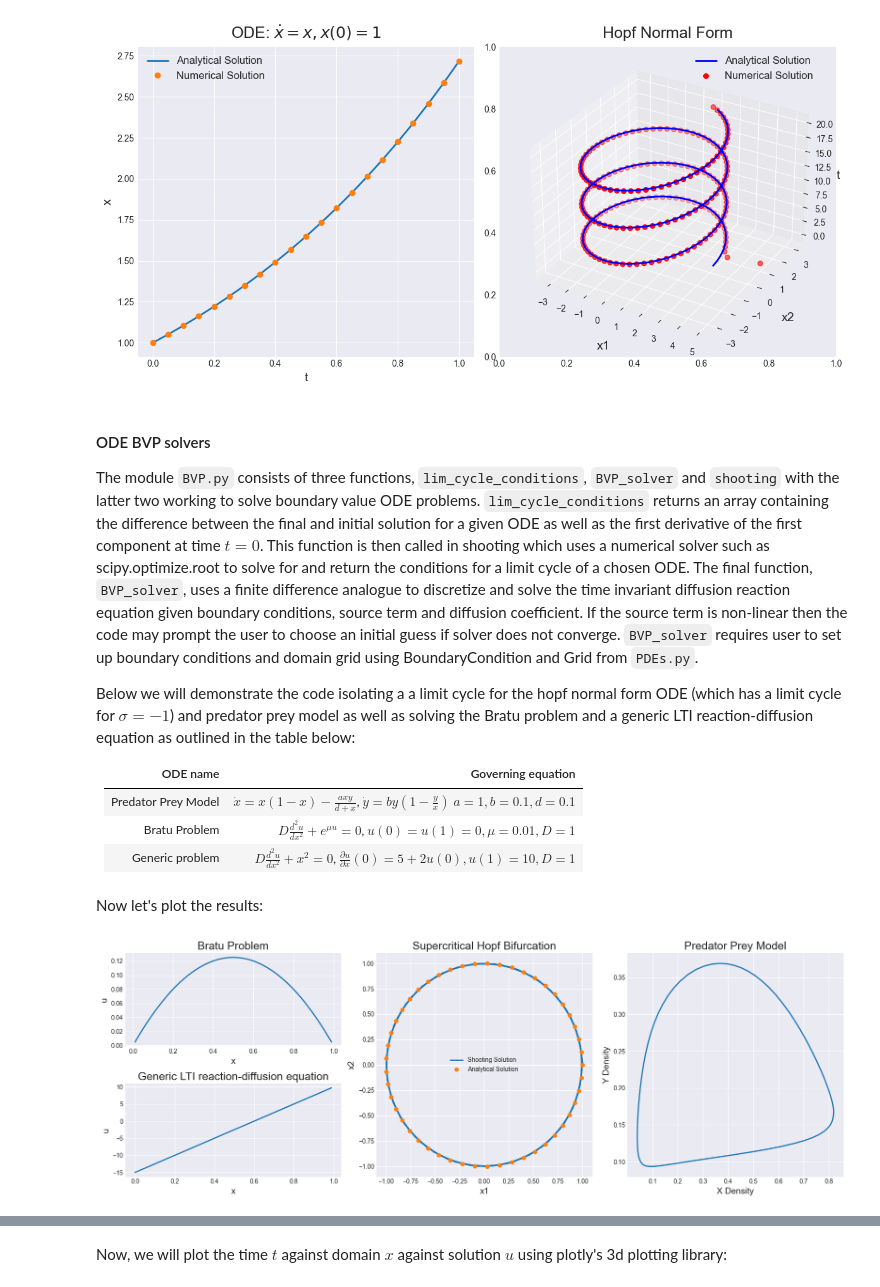
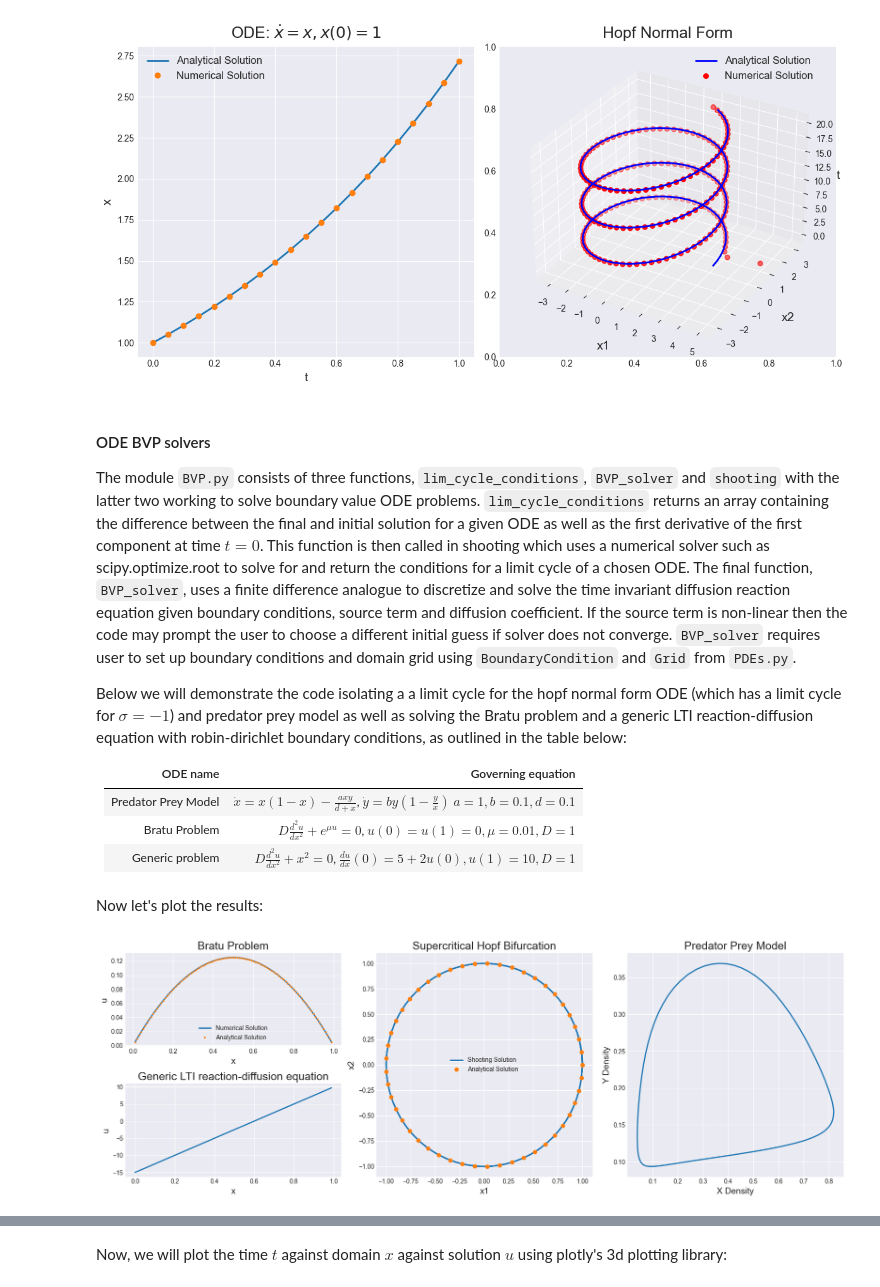
Before and after one commit to MikeJohnson424/emat30008, a Jupyter notebook: report.ipynb, the cells around one changed output, grey strips where cells are left out. Saved outputs shown, nothing was run; the diff lists cells and outputs as text; code cells hidden in the pictures.

```diff
--- a/report.ipynb
+++ b/report.ipynb
@@ -127,15 +142,15 @@ plt.tight_layout()
 # %% [markdown]
 #### ODE BVP solvers
 
-The module `BVP.py` consists of three functions, `lim_cycle_conditions`, `BVP_solver` and `shooting` with the latter two working to solve boundary value ODE problems. `lim_cycle_conditions` returns an array containing the difference between the final and initial solution for a given ODE as well as the first derivative of the first component at time $t = 0$. This function is then called in shooting which uses a numerical solver such as scipy.optimize.root to solve for and return the conditions for a limit cycle of a chosen ODE. The final function, `BVP_solver`, uses a finite difference analogue to discretize and solve the time invariant diffusion reaction equation given boundary conditions, source term and diffusion coefficient. If the source term is non-linear then the code may prompt the user to choose an initial guess if solver does not converge. `BVP_solver` requires user to set up boundary conditions and domain grid using BoundaryCondition and Grid from `PDEs.py`.
+The module `BVP.py` consists of three functions, `lim_cycle_conditions`, `BVP_solver` and `shooting` with the latter two working to solve boundary value ODE problems. `lim_cycle_conditions` returns an array containing the difference between the final and initial solution for a given ODE as well as the first derivative of the first component at time $t = 0$. This function is then called in shooting which uses a numerical solver such as scipy.optimize.root to solve for and return the conditions for a limit cycle of a chosen ODE. The final function, `BVP_solver`, uses a finite difference analogue to discretize and solve the time invariant diffusion reaction equation given boundary conditions, source term and diffusion coefficient. If the source term is non-linear then the code may prompt the user to choose a different initial guess if solver does not converge. `BVP_solver` requires user to set up boundary conditions and domain grid using `BoundaryCondition` and `Grid` from `PDEs.py`.
 
-Below we will demonstrate the code isolating a a limit cycle for the hopf normal form ODE (which has a limit cycle for $\sigma = -1$) and predator prey model as well as solving the Bratu problem and a generic LTI reaction-diffusion equation as outlined in the table below:
+Below we will demonstrate the code isolating a a limit cycle for the hopf normal form ODE (which has a limit cycle for $\sigma = -1$) and predator prey model as well as solving the Bratu problem and a generic LTI reaction-diffusion equation with robin-dirichlet boundary conditions, as outlined in the table below:
 
 | ODE name                                  | Governing equation                                          |
 |-------------------------------------------|--------------------------------------------------------------|
 | Predator Prey Model                       | $\dot{x} = x(1-x) - \frac{axy}{d+x}$, $\dot{y} = by\left(1-\frac{y}{x}\right)$ $ a = 1, b = 0.1, d = 0.1 $ |
 | Bratu Problem                             | $D\frac{d^2u}{d x^2} + e^{\mu u} = 0$, $u(0) = u(1) = 0, \mu = 0.01, D = 1 $                                   |
-| Generic problem                           | $D\frac{d^2u}{d x^2} + x^2 = 0$,  $\frac{\partial u}{\partial x}(0) = 5 + 2u(0), u(1) = 10, D = 1$                                               |
+| Generic problem                           | $D\frac{d^2u}{d x^2} + x^2 = 0$,  $\frac{du}{dx}(0) = 5 + 2u(0), u(1) = 10, D = 1$                                               |
 # %%
 # Import functions
 
@@ -148,18 +163,30 @@ import numpy as np
 # Solve for limit cycles:
 
 hopf_param = [1,-1]
-hopf_lim_cycle = shooting(hopf_normal_form,[0.5,0.5,20],[1,-1],scipy.optimize.root)
+hopf_lim_cycle = shooting(hopf_normal_form,
+                          [0.5,0.5,20],
+                          [1,-1],
+                          scipy.optimize.root)
 hopf_init_sol = hopf_lim_cycle.x0
 hopf_period = hopf_lim_cycle.T
 
-PPM_lim_cycle = shooting(PPM,[0.5,0.3,20],[1,0.1,0.1],scipy.optimize.root)
+PPM_lim_cycle = shooting(PPM,
+                         [0.5,0.3,20],
+                         [1,0.1,0.1],
+                         scipy.optimize.root)
 PPM_init_sol = PPM_lim_cycle.x0
 PPM_period = PPM_lim_cycle.T
 
 # Get results for given limit cycle conditions:
 
-hopf_sol = scipy.integrate.solve_ivp(lambda t,x: hopf_normal_form(x,t,hopf_param),[0,hopf_period],hopf_init_sol,rtol = 1e-6,atol = 1e-6)
-PPM_sol = scipy.integrate.solve_ivp(lambda t,x: PPM(x,t,[1,0.1,0.1]),[0,PPM_period],PPM_init_sol,rtol = 1e-8,atol = 1e-8)
+hopf_sol = scipy.integrate.solve_ivp(lambda t,x: hopf_normal_form(x,t,hopf_param),
+                                     [0,hopf_period],
+                                     hopf_init_sol,
+                                     rtol = 1e-8,atol = 1e-8)
+PPM_sol = scipy.integrate.solve_ivp(lambda t,x: PPM(x,t,[1,0.1,0.1]),
+                                    [0,PPM_period],
+                                    PPM_init_sol,
+                                    rtol = 1e-8,atol = 1e-8)
 
 hopf_sol_true = hopf_normal_form_sol(np.linspace(0,2*np.pi))
 
@@ -175,10 +202,27 @@ solution1 = BVP_solver(grid,bc_left,bc_right, 0, 1)
 
 # Bratu Problem:
 
+# Numerical:
+
+D = 1
 bc_left = BoundaryCondition('dirichlet',[0],grid)
 bc_right = BoundaryCondition('dirichlet',[0],grid)
 
-solution2 = BVP_solver(grid,bc_left,bc_right,q = lambda x,u: np.exp(0.01*u),D = 1,u_guess = 10)
+solution2 = BVP_solver(grid,
+                       bc_left,
+                       bc_right,
+                       q = lambda x,u: np.exp(0.01*u),
+                       D = 1,
+                       u_guess = 10)
+
+# Analytical:
+
+
+a = grid.left
+b = grid.right
+x = np.linspace(a,b,10)
+
+u_analytical = -1/(2*D)*(x-a)*(x-b)
 # %% [markdown]
 Now let's plot the results:
 # %%
@@ -196,38 +240,37 @@ ax4 = plt.subplot(gs[:, 2])
 
 # Plot the data in each subplot
 ax1.plot(solution2.x, solution2.u, linewidth=2, label='Numerical Solution')
+ax1.plot(x,u_analytical,'o',markersize = 2,label = 'Analytical Solution')
 ax1.set_title('Bratu Problem',fontsize = 18)
 ax1.set_xlabel('x',fontsize = 14)
 ax1.set_ylabel('u',fontsize = 14)
 ax1.grid(True)
+ax1.legend(loc='best')
 
 ax2.plot(solution1.x, solution1.u, linewidth=2, label='Numerical Solution')
 ax2.set_title('Generic LTI reaction-diffusion equation',fontsize = 18)
 ax2.grid(True)
 ax2.set_xlabel('x',fontsize = 14)
 ax2.set_ylabel('u',fontsize = 14)
 
 ax3.plot(hopf_sol.y[0], hopf_sol.y[1],linewidth = 2, label = 'Shooting Solution')
 ax3.plot(hopf_sol_true[0], hopf_sol_true[1],'o',label = 'Analytical Solution')
 ax3.grid(True)
 ax3.legend(loc = 'best')
 ax3.set_title('Supercritical Hopf Bifurcation',fontsize = 18)
 ax3.set_xlabel('x1',fontsize = 14)
 ax3.set_ylabel('x2',fontsize = 14)
 
 ax4.plot(PPM_sol.y[0],PPM_sol.y[1],linewidth = 2)
 ax4.grid(True)
 ax4.set_title('Predator Prey Model',fontsize = 18)
 ax4.set_xlabel('X Density',fontsize = 14)
 ax4.set_ylabel('Y Density',fontsize = 14)
 
 # Adjust the layout
 plt.tight_layout()
-
-# Display the figure
-plt.show()
 # %% [output]
-[figure, old version]
+[figure, new version]
 # %% [markdown]
 #### PDE Integration methods
 
```
Also changed, not shown: parts of 13 cells of this notebook, 2 other files.
